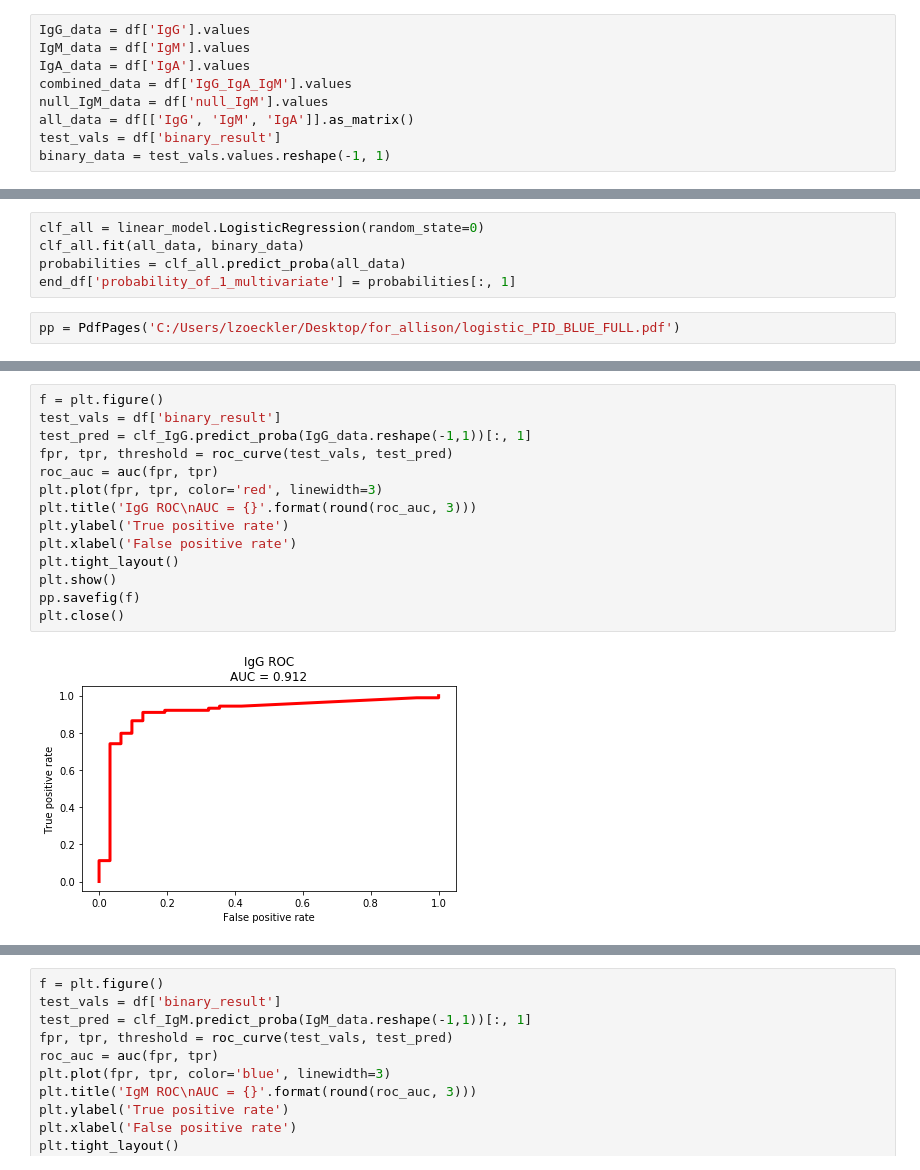
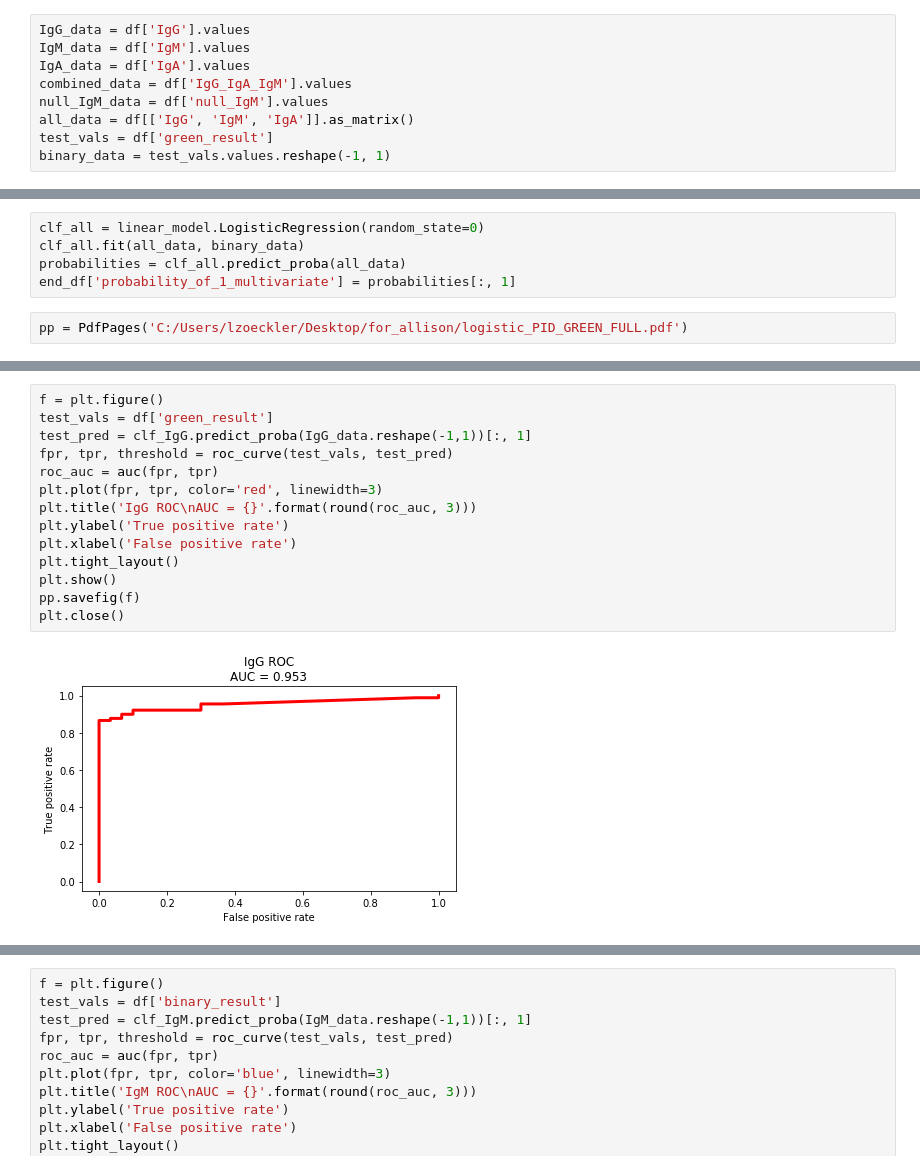
Before and after one commit to MACEPA/DIAMETER, a Jupyter notebook: ipynbs/processing/PID_BLUE_processing.ipynb, the cells around one changed output, grey strips where cells are left out. Saved outputs shown, nothing was run; the diff lists cells and outputs as text.

```diff
--- a/ipynbs/processing/PID_BLUE_processing.ipynb
+++ b/ipynbs/processing/PID_BLUE_processing.ipynb
@@ -28,7 +30,7 @@ IgA_data = df['IgA'].values
 combined_data = df['IgG_IgA_IgM'].values
 null_IgM_data = df['null_IgM'].values
 all_data = df[['IgG', 'IgM', 'IgA']].as_matrix()
-test_vals = df['binary_result']
+test_vals = df['green_result']
 binary_data = test_vals.values.reshape(-1, 1)
 # %%
 clf_IgG = linear_model.LogisticRegression(random_state=0)
@@ -56,7 +58,7 @@ clf_all.fit(all_data, binary_data)
 probabilities = clf_all.predict_proba(all_data)
 end_df['probability_of_1_multivariate'] = probabilities[:, 1]
 # %%
-pp = PdfPages('C:/Users/lzoeckler/Desktop/for_allison/logistic_PID_BLUE_FULL.pdf')
+pp = PdfPages('C:/Users/lzoeckler/Desktop/for_allison/logistic_PID_GREEN_FULL.pdf')
 # %%
 f = plt.figure()
 plt.scatter(IgG_data, binary_data, color='black', zorder=20, alpha=0.7)
@@ -83,19 +85,19 @@ plt.close()
 # %%
 f = plt.figure()
-test_vals = df['binary_result']
+test_vals = df['green_result']
 test_pred = clf_IgG.predict_proba(IgG_data.reshape(-1,1))[:, 1]
 fpr, tpr, threshold = roc_curve(test_vals, test_pred)
 roc_auc = auc(fpr, tpr)
 plt.plot(fpr, tpr, color='red', linewidth=3)
 plt.title('IgG ROC\nAUC = {}'.format(round(roc_auc, 3)))
 plt.ylabel('True positive rate')
 plt.xlabel('False positive rate')
 plt.tight_layout()
 plt.show()
 pp.savefig(f)
 plt.close()
 # %% [output]
-[figure, old version]
+[figure, new version]
 # %%
 f = plt.figure()
 plt.scatter(IgM_data, binary_data, color='black', zorder=20, alpha=0.7)
```
Also changed, not shown: parts of 10 cells of this notebook, 3 other files.
